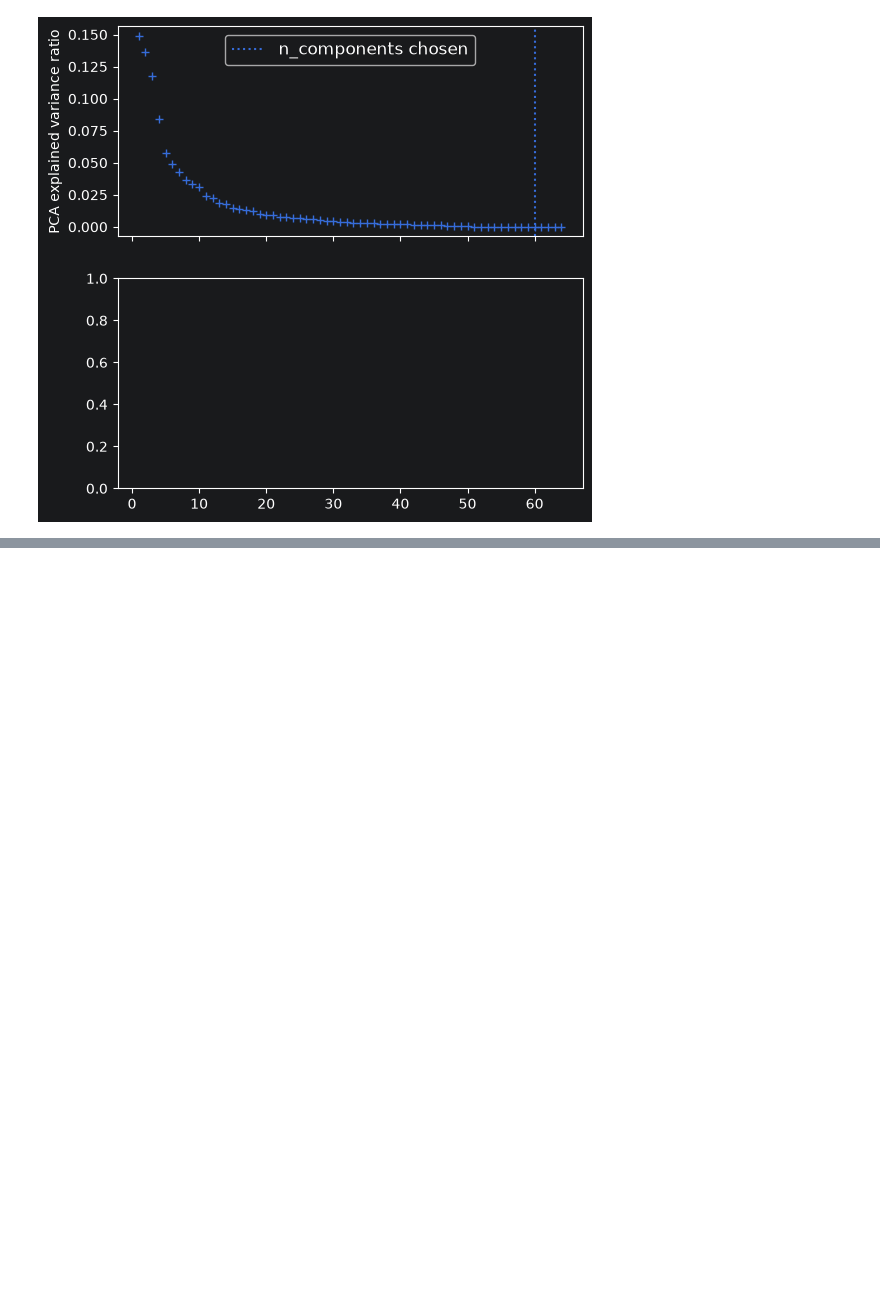
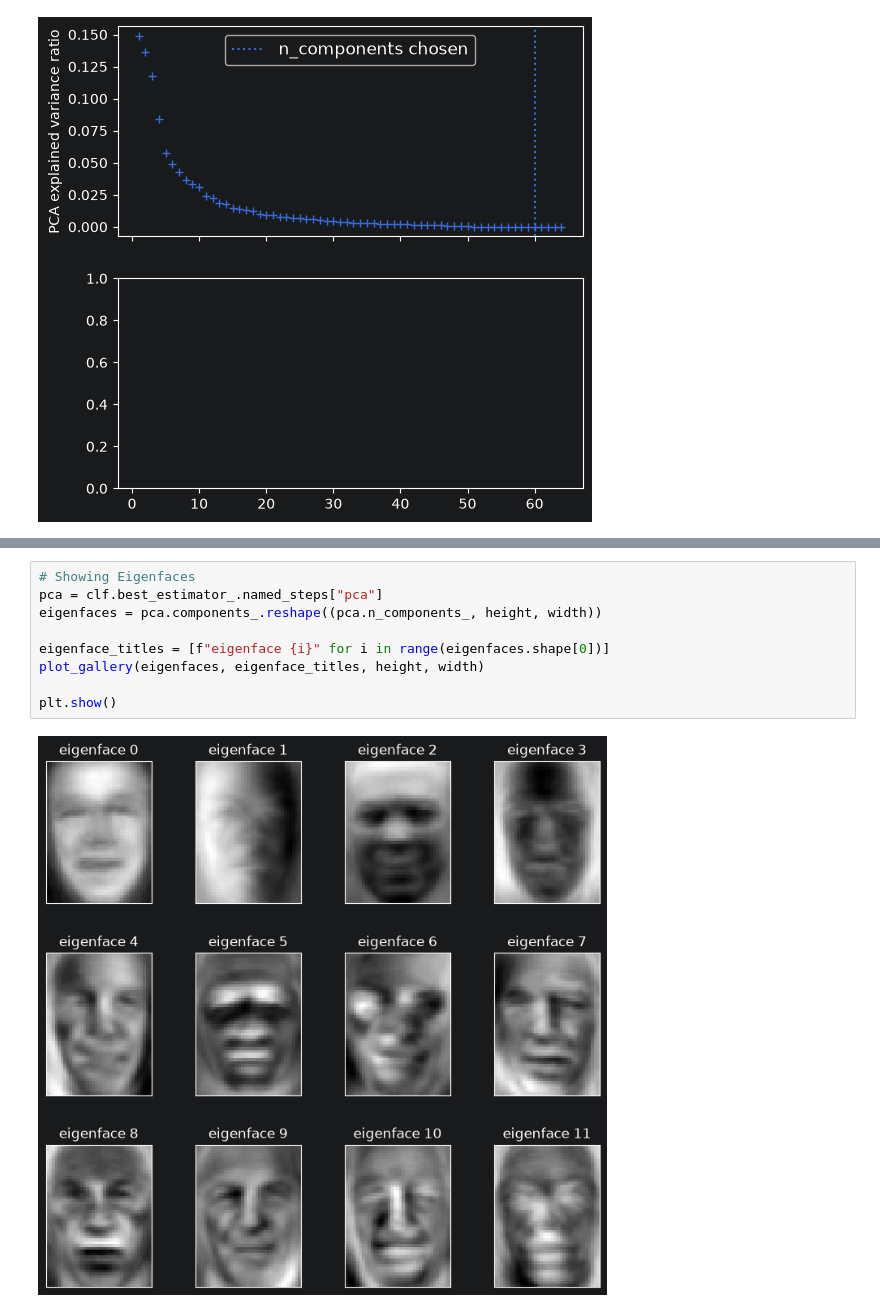
Before and after one commit to WBarnard4/HCC-8000, a Jupyter notebook: Term 1/Machine Intelligence 1/Unit 6/scikit-learn Pipelining.ipynb, the cells around one changed output, grey strips where cells are left out. Saved outputs shown, nothing was run; the diff lists cells and outputs as text; blank space fills up the shorter version.

```diff
--- a/Term 1/Machine Intelligence 1/Unit 6/scikit-learn Pipelining.ipynb
+++ b/Term 1/Machine Intelligence 1/Unit 6/scikit-learn Pipelining.ipynb
@@ -51,0 +424,11 @@ Best parameter (CV score=0.874):
+# %%
+# Showing Eigenfaces
+pca = clf.best_estimator_.named_steps["pca"]
+eigenfaces = pca.components_.reshape((pca.n_components_, height, width))
+
+eigenface_titles = [f"eigenface {i}" for i in range(eigenfaces.shape[0])]
+plot_gallery(eigenfaces, eigenface_titles, height, width)
+
+plt.show()
+# %% [output]
+[figure, added]
```
Also changed, not shown: parts of 5 cells of this notebook, 1 other file.
